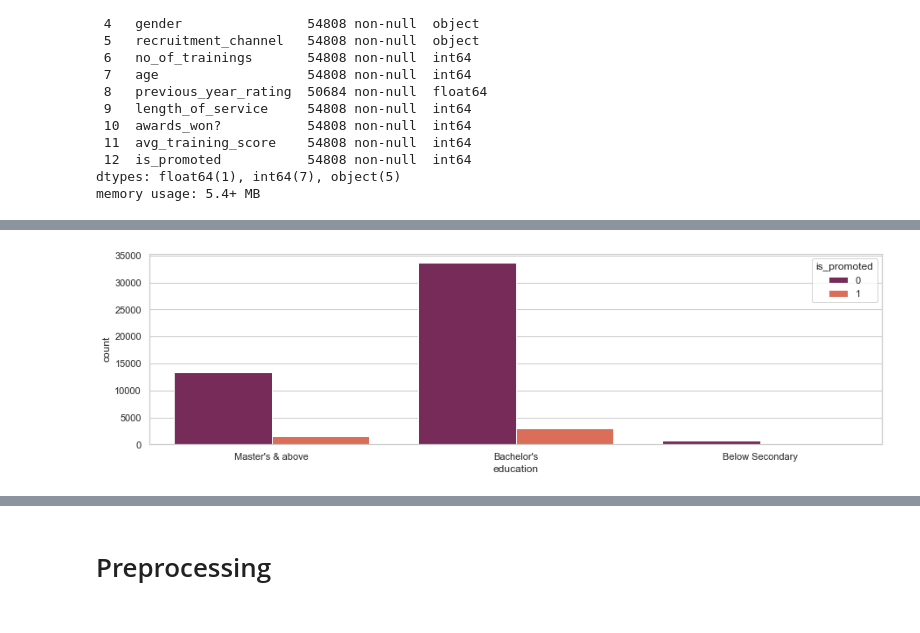
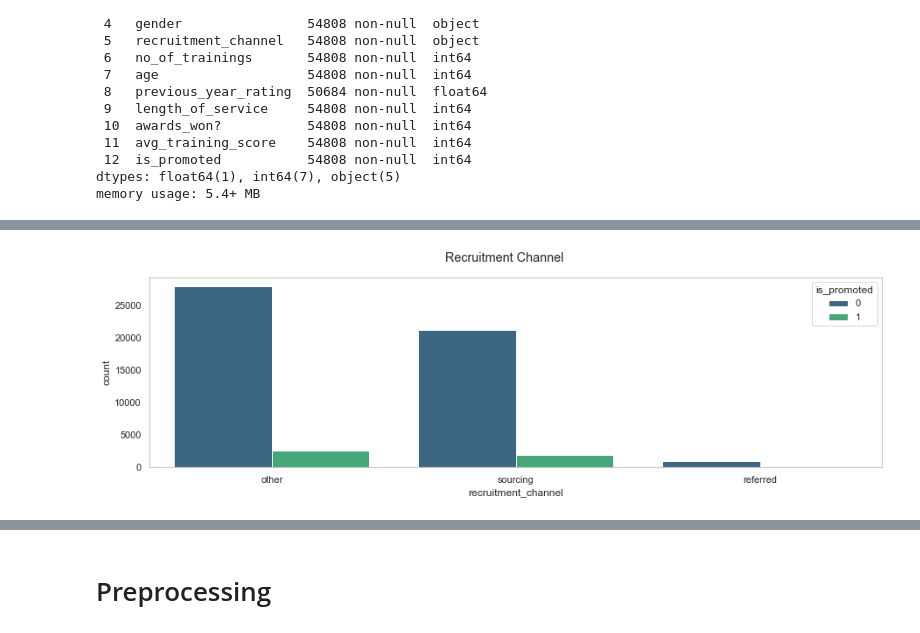
Before and after one commit to raquelcreis/hr_analytics, a Jupyter notebook: notebook.ipynb, the cells around one changed output, grey strips where cells are left out. Drawn from its saved outputs; the diff is of its cells as text; code cells hidden in the pictures.

```diff
--- a/notebook.ipynb
+++ b/notebook.ipynb
@@ -82,8 +105,10 @@ plt.show()
 # %%
-# categorical features - education
+# categorical features - recruitment_channel
 plt.figure(figsize=(15,4))
-ax = sns.countplot(x="education",data=train, palette="rocket",hue="is_promoted")
+ax = sns.countplot(x="recruitment_channel",data=train, palette="viridis",hue="is_promoted", order=train['recruitment_channel'].value_counts().index)
+ax.grid(False)
 sns.set(style="whitegrid")
+plt.suptitle("Recruitment Channel")
 plt.show()
 # %% [output]
-[figure, old version]
+[figure, new version]
```
Also changed, not shown: parts of 41 cells of this notebook.
